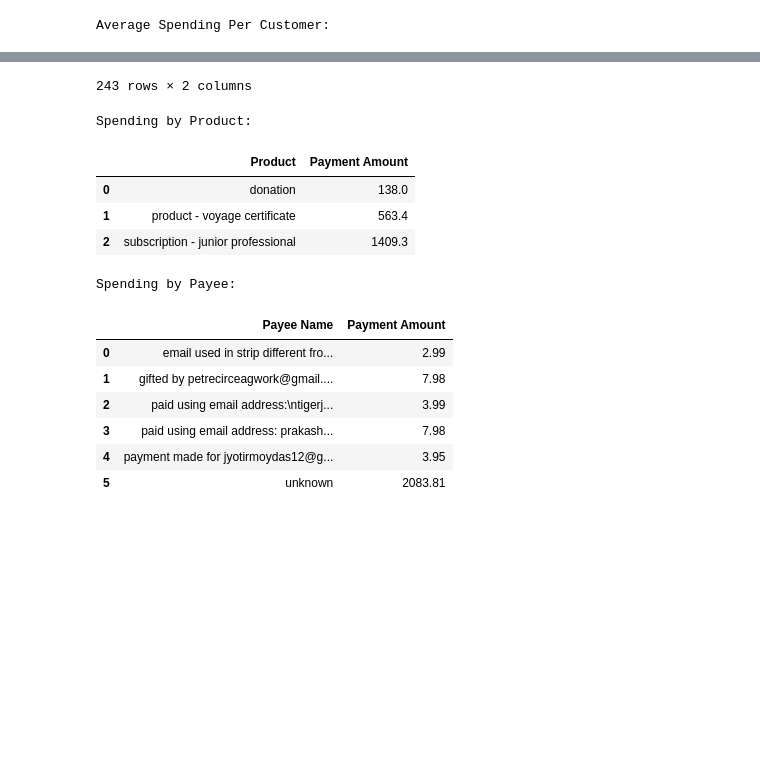
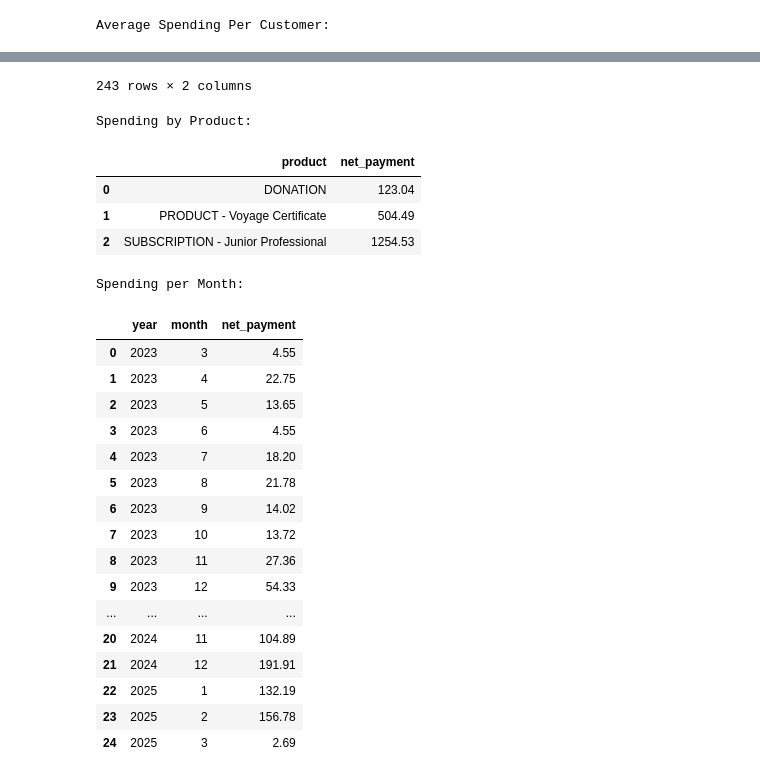
Before and after one commit to roziii/chingu_segment_analysis, a Jupyter notebook: transactions.ipynb, the cells around one changed output, grey strips where cells are left out. Saved outputs shown, nothing was run; the diff lists cells and outputs as text; code cells hidden in the pictures; blank space fills up the shorter version.

```diff
--- a/transactions.ipynb
+++ b/transactions.ipynb
@@ -183,21 +66,0 @@ categorical_columns = ['Subscription Status', 'Payee Name', 'Product']
-# %%
-# Analyze transaction frequency over time
-df_transactions['Transaction Date'] = pd.to_datetime(df_transactions['Transaction Date'], errors='coerce')
-daily_transactions = df_transactions.groupby(df_transactions['Transaction Date'].dt.date).size()
-monthly_transactions = df_transactions.groupby(df_transactions['Transaction Date'].dt.to_period('M')).size()
-yearly_transactions = df_transactions.groupby(df_transactions['Transaction Date'].dt.year).size()
-
-# Calculate the average transaction amount and its distribution
-average_transaction_amount = df_transactions['Payment Amount'].mean()
-transaction_amount_distribution = df_transactions['Payment Amount'].describe()
-
-# Print the results
-print("Daily Transaction Frequency:")
-display(daily_transactions)
-print("\nMonthly Transaction Frequency:")
-display(monthly_transactions)
-print("\nYearly Transaction Frequency:")
-display(yearly_transactions)
-print("\nAverage Transaction Amount:", average_transaction_amount)
-print("\nTransaction Amount Distribution:")
-display(transaction_amount_distribution)
@@ -274,0 +129,11 @@ memory usage: 78.0+ KB
+# %%
+# Convert 'Transaction Date' to datetime objects
+df_transactions['transaction_date'] = pd.to_datetime(df_transactions['transaction_date'], errors='coerce')
+
+# Extract day of the week, month, and year
+df_transactions['day_of_Week'] = df_transactions['transaction_date'].dt.dayofweek
+df_transactions['month'] = df_transactions['transaction_date'].dt.month
+df_transactions['year'] = df_transactions['transaction_date'].dt.year
+
+# Calculate total transaction amount for each user
+#df_transactions['total_tansaction_amount'] = df_transactions.groupby('unique_id')['net_payment'].transform('sum')
@@ -275,19 +260,18 @@ memory usage: 78.0+ KB
 # %%
 # Calculate average spending per customer
-average_spending_per_customer = df_transactions.groupby('Unique ID')['Payment Amount'].mean().reset_index()
+average_spending_per_customer = df_transactions.groupby(['unique_id'])['net_payment'].mean().reset_index()
 
 # Explore distribution of spending across different products
-spending_by_product = df_transactions.groupby('Product')['Payment Amount'].sum().reset_index()
+spending_by_product = df_transactions.groupby('product')['net_payment'].sum().reset_index()
 
-# Explore distribution of spending across different payees
-spending_by_payee = df_transactions.groupby('Payee Name')['Payment Amount'].sum().reset_index()
-
+spending_by_month = df_transactions.groupby(['year','month'])['net_payment'].sum().reset_index()
 # Print the results
 print("Average Spending Per Customer:")
 display(average_spending_per_customer)
 print("\nSpending by Product:")
 display(spending_by_product)
-print("\nSpending by Payee:")
-display(spending_by_payee)
+
+print("\nSpending per Month:")
+display(spending_by_month)
 # %% [output]
 Average Spending Per Customer:
@@ -306,14 +290,24 @@ Average Spending Per Customer:
 243 rows × 2 columns
 Spending by Product:
-|  | Product | Payment Amount |
-| 0 | donation | 138.0 |
-| 1 | product - voyage certificate | 563.4 |
-| 2 | subscription - junior professional | 1409.3 |
+|  | product | net_payment |
+| 0 | DONATION | 123.04 |
+| 1 | PRODUCT - Voyage Certificate | 504.49 |
+| 2 | SUBSCRIPTION - Junior Professional | 1254.53 |
-Spending by Payee:
+Spending per Month:
-|  | Payee Name | Payment Amount |
-| 0 | email used in strip different fro... | 2.99 |
-| 1 | gifted by petrecirceagwork@gmail.... | 7.98 |
-| 2 | paid using email address:\ntigerj... | 3.99 |
-| 3 | paid using email address: prakash... | 7.98 |
-| 4 | payment made for jyotirmoydas12@g... | 3.95 |
-| 5 | unknown | 2083.81 |
+|  | year | month | net_payment |
+| 0 | 2023 | 3 | 4.55 |
+| 1 | 2023 | 4 | 22.75 |
+| 2 | 2023 | 5 | 13.65 |
+| 3 | 2023 | 6 | 4.55 |
+| 4 | 2023 | 7 | 18.20 |
+| 5 | 2023 | 8 | 21.78 |
+| 6 | 2023 | 9 | 14.02 |
+| 7 | 2023 | 10 | 13.72 |
+| 8 | 2023 | 11 | 27.36 |
+| 9 | 2023 | 12 | 54.33 |
+| ... | ... | ... | ... |
+| 20 | 2024 | 11 | 104.89 |
+| 21 | 2024 | 12 | 191.91 |
+| 22 | 2025 | 1 | 132.19 |
+| 23 | 2025 | 2 | 156.78 |
+| 24 | 2025 | 3 | 2.69 |
```
Also changed, not shown: parts of 72 cells of this notebook.
